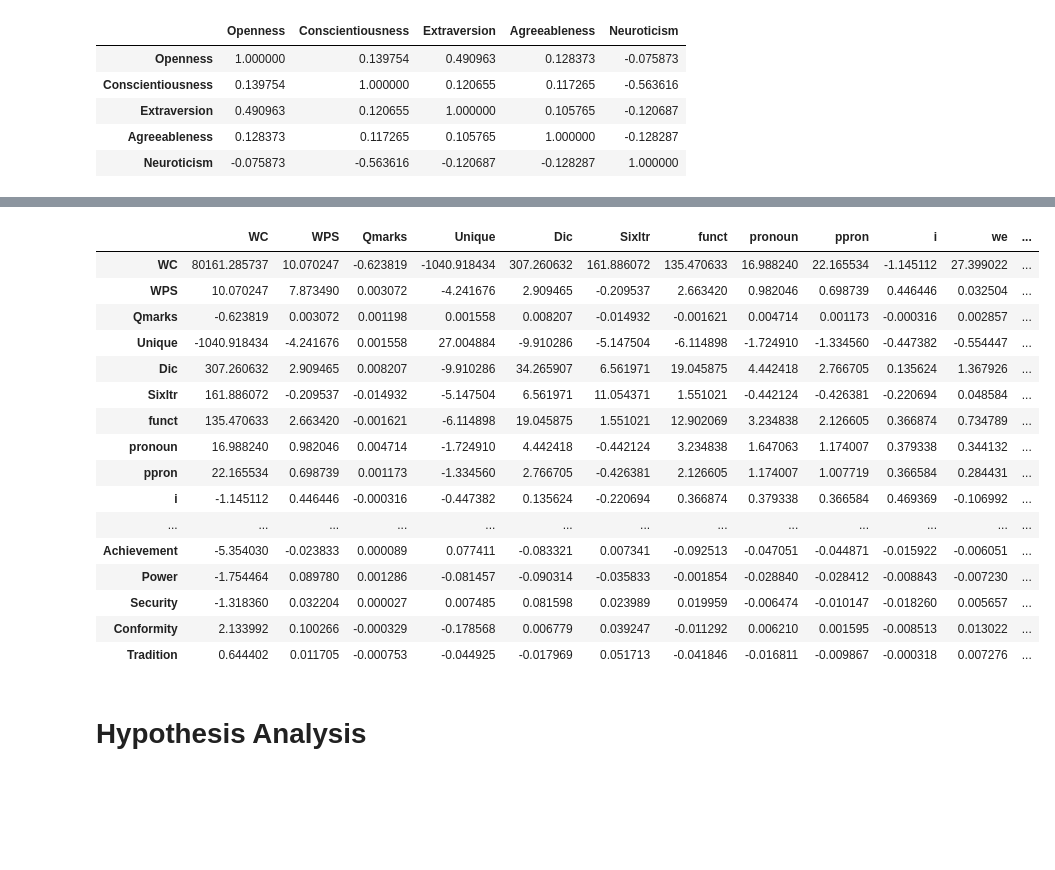
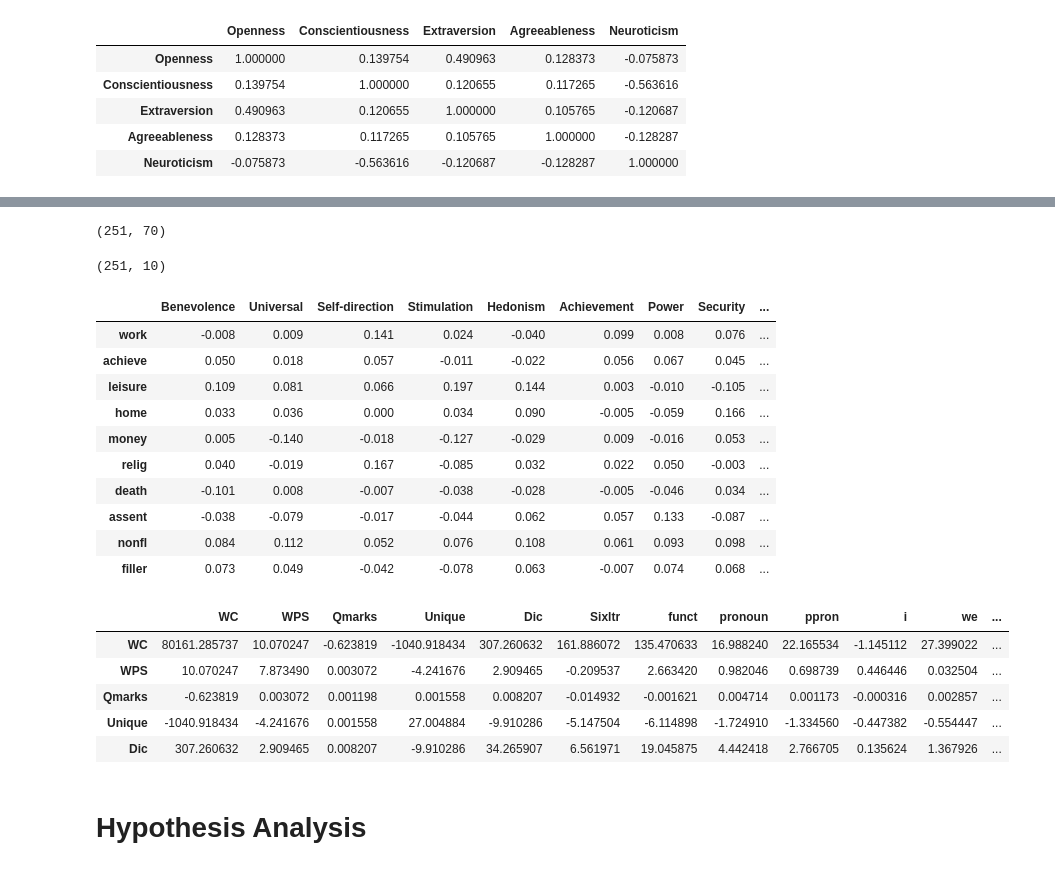
Before and after one commit to S-Delowar/Data-Science-Machine-Learning, a Jupyter notebook: DA_Project_Group_6.ipynb, the cells around one changed output, grey strips where cells are left out. Drawn from its saved outputs; the diff is of its cells as text; code cells hidden in the pictures; blank space fills up the shorter version.

```diff
--- a/DA_Project_Group_6.ipynb
+++ b/DA_Project_Group_6.ipynb
@@ -14,7 +14,7 @@ warnings.filterwarnings('ignore')
 # %% [markdown]
 # Descriptive Analysis with IPIP Scores (like sheet)
 # %%
-df = pd.read_csv('/content/sample_data/IPIP Scores_likes.csv')
+df = pd.read_csv('/content/drive/MyDrive/Colab Notebooks/Saddam Sir Data Analytics/group project/IPIP Scores_likes.csv')
 # %%
 df.head()
 # %% [output]
@@ -201,6 +205,6 @@ outliers
 # %%
 total_outliers = outliers.sum()
 total_outliers = pd.DataFrame(total_outliers)
-pd.set_option('display.max_rows', None)
-total_outliers
+print('Total Outliers:')
+total_outliers.transpose()
 # %% [output]
@@ -238,6 +228,6 @@ outliers = z_scores > threshold
 # outliers
 total_outliers = outliers.sum()
 total_outliers = pd.DataFrame(total_outliers)
-pd.set_option('display.max_rows', None)
-total_outliers
+print('Total Outliers of Big5:')
+total_outliers.transpose()
 # %% [output]
@@ -352,24 +302,39 @@ df.corr(method='pearson')
+# %%
+df_0.shape
+# %% [output]
+(251, 70)
+# %%
+df_1.shape
+# %% [output]
+(251, 10)
+# %%
+from pandas.io.formats.format import decimal
+corr_matrix = df.corr(method='pearson')
+correlations = corr_matrix.loc[df_0.columns, df_1.columns]
+correlations.round(decimals= 3).tail(10)
+# %% [output]
+|  | Benevolence | Universal | Self-direction | Stimulation | Hedonism | Achievement | Power | Security | ... |
+| work | -0.008 | 0.009 | 0.141 | 0.024 | -0.040 | 0.099 | 0.008 | 0.076 | ... |
+| achieve | 0.050 | 0.018 | 0.057 | -0.011 | -0.022 | 0.056 | 0.067 | 0.045 | ... |
+| leisure | 0.109 | 0.081 | 0.066 | 0.197 | 0.144 | 0.003 | -0.010 | -0.105 | ... |
+| home | 0.033 | 0.036 | 0.000 | 0.034 | 0.090 | -0.005 | -0.059 | 0.166 | ... |
+| money | 0.005 | -0.140 | -0.018 | -0.127 | -0.029 | 0.009 | -0.016 | 0.053 | ... |
+| relig | 0.040 | -0.019 | 0.167 | -0.085 | 0.032 | 0.022 | 0.050 | -0.003 | ... |
+| death | -0.101 | 0.008 | -0.007 | -0.038 | -0.028 | -0.005 | -0.046 | 0.034 | ... |
+| assent | -0.038 | -0.079 | -0.017 | -0.044 | 0.062 | 0.057 | 0.133 | -0.087 | ... |
+| nonfl | 0.084 | 0.112 | 0.052 | 0.076 | 0.108 | 0.061 | 0.093 | 0.098 | ... |
+| filler | 0.073 | 0.049 | -0.042 | -0.078 | 0.063 | -0.007 | 0.074 | 0.068 | ... |
 # %%
 # Covariance
-df.cov()
+cov = df.cov()
+cov.head()
 # %% [output]
 |  | WC | WPS | Qmarks | Unique | Dic | Sixltr | funct | pronoun | ppron | i | we | ... |
 | WC | 80161.285737 | 10.070247 | -0.623819 | -1040.918434 | 307.260632 | 161.886072 | 135.470633 | 16.988240 | 22.165534 | -1.145112 | 27.399022 | ... |
 | WPS | 10.070247 | 7.873490 | 0.003072 | -4.241676 | 2.909465 | -0.209537 | 2.663420 | 0.982046 | 0.698739 | 0.446446 | 0.032504 | ... |
 | Qmarks | -0.623819 | 0.003072 | 0.001198 | 0.001558 | 0.008207 | -0.014932 | -0.001621 | 0.004714 | 0.001173 | -0.000316 | 0.002857 | ... |
 | Unique | -1040.918434 | -4.241676 | 0.001558 | 27.004884 | -9.910286 | -5.147504 | -6.114898 | -1.724910 | -1.334560 | -0.447382 | -0.554447 | ... |
 | Dic | 307.260632 | 2.909465 | 0.008207 | -9.910286 | 34.265907 | 6.561971 | 19.045875 | 4.442418 | 2.766705 | 0.135624 | 1.367926 | ... |
-| Sixltr | 161.886072 | -0.209537 | -0.014932 | -5.147504 | 6.561971 | 11.054371 | 1.551021 | -0.442124 | -0.426381 | -0.220694 | 0.048584 | ... |
-| funct | 135.470633 | 2.663420 | -0.001621 | -6.114898 | 19.045875 | 1.551021 | 12.902069 | 3.234838 | 2.126605 | 0.366874 | 0.734789 | ... |
-| pronoun | 16.988240 | 0.982046 | 0.004714 | -1.724910 | 4.442418 | -0.442124 | 3.234838 | 1.647063 | 1.174007 | 0.379338 | 0.344132 | ... |
-| ppron | 22.165534 | 0.698739 | 0.001173 | -1.334560 | 2.766705 | -0.426381 | 2.126605 | 1.174007 | 1.007719 | 0.366584 | 0.284431 | ... |
-| i | -1.145112 | 0.446446 | -0.000316 | -0.447382 | 0.135624 | -0.220694 | 0.366874 | 0.379338 | 0.366584 | 0.469369 | -0.106992 | ... |
-| ... | ... | ... | ... | ... | ... | ... | ... | ... | ... | ... | ... | ... |
-| Achievement | -5.354030 | -0.023833 | 0.000089 | 0.077411 | -0.083321 | 0.007341 | -0.092513 | -0.047051 | -0.044871 | -0.015922 | -0.006051 | ... |
-| Power | -1.754464 | 0.089780 | 0.001286 | -0.081457 | -0.090314 | -0.035833 | -0.001854 | -0.028840 | -0.028412 | -0.008843 | -0.007230 | ... |
-| Security | -1.318360 | 0.032204 | 0.000027 | 0.007485 | 0.081598 | 0.023989 | 0.019959 | -0.006474 | -0.010147 | -0.018260 | 0.005657 | ... |
-| Conformity | 2.133992 | 0.100266 | -0.000329 | -0.178568 | 0.006779 | 0.039247 | -0.011292 | 0.006210 | 0.001595 | -0.008513 | 0.013022 | ... |
-| Tradition | 0.644402 | 0.011705 | -0.000753 | -0.044925 | -0.017969 | 0.051713 | -0.041846 | -0.016811 | -0.009867 | -0.000318 | 0.007276 | ... |
 # %% [markdown]
 # Hypothesis Analysis
 # %% [markdown]
```
Also changed, not shown: parts of 14 cells of this notebook.
